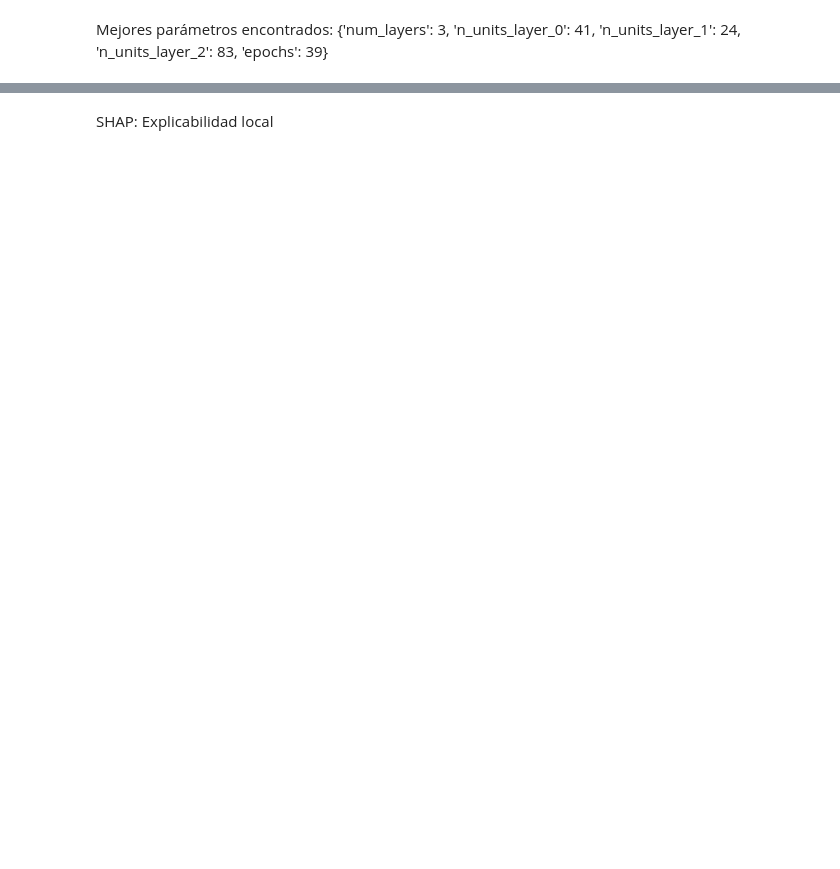
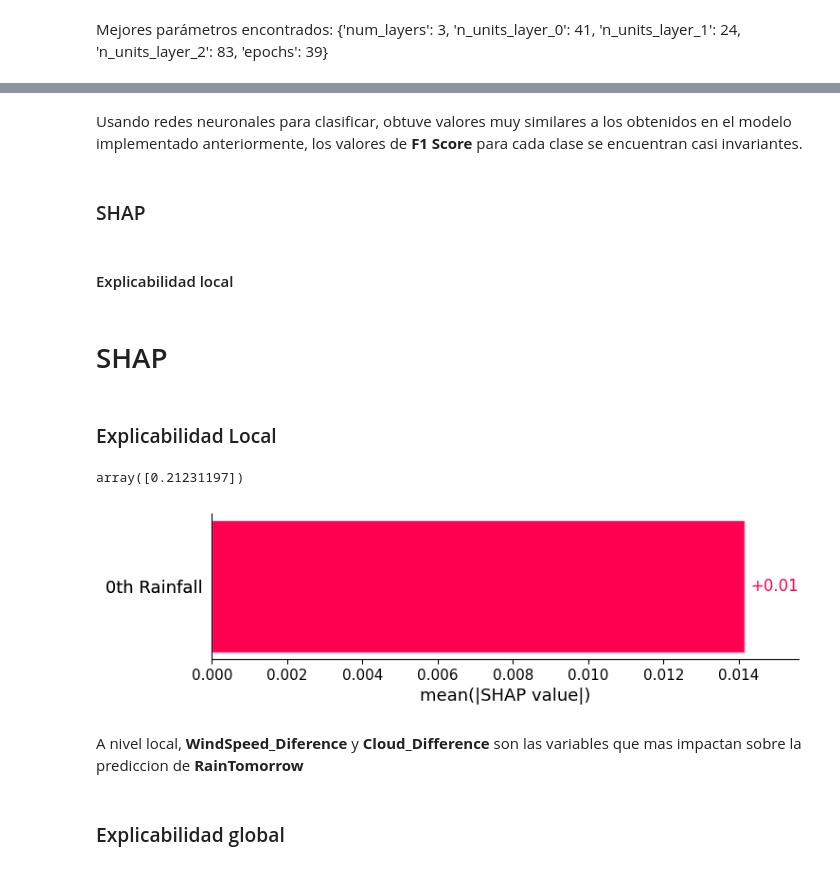
Before and after one commit to franciscoryb1/AA1-TUIA-RodriguezYBarros, a Jupyter notebook: TP-integrador-AA1.ipynb, the cells around one changed output, grey strips where cells are left out. Cells and saved outputs as stored; diff of their text form; code cells hidden in the pictures; blank space fills up the shorter version.

Commit message:
clases app.py

```diff
--- a/TP-integrador-AA1.ipynb
+++ b/TP-integrador-AA1.ipynb
@@ -2719,2 +2789,12 @@ Variando las epocas a 200, obtengo un valor de accuracy aun mayor, 0.9411.
+# %% [markdown]
+Usando redes neuronales para clasificar, obtuve valores muy similares a los obtenidos en el modelo implementado anteriormente, los valores de **F1 Score** para cada clase se encuentran casi invariantes.
+# %% [markdown]
+### SHAP
 # %% [markdown]
-SHAP: Explicabilidad local
+#### Explicabilidad local
+# %% [markdown]
+# SHAP
+# %% [markdown]
+### Explicabilidad Local
+# %%
+background = X_train.sample(100)
@@ -2720,0 +2804,14 @@ SHAP: Explicabilidad local
+# %%
+shap_values = explainer.shap_values(instance_to_explain)
+explainer.expected_value
+# %% [output]
+array([0.21231197])
+# %%
+explanation = shap.Explanation(values=shap_values[0], base_values=explainer.expected_value, feature_names=feature_names)
+shap.plots.bar(explanation, max_display=21)
+# %% [output]
+[figure, added]
+# %% [markdown]
+A nivel local, **WindSpeed_Diference** y **Cloud_Difference** son las variables que mas impactan sobre la prediccion de **RainTomorrow**
+# %% [markdown]
+### Explicabilidad global
```
Also changed, not shown: parts of 31 cells of this notebook, 2 other files.
